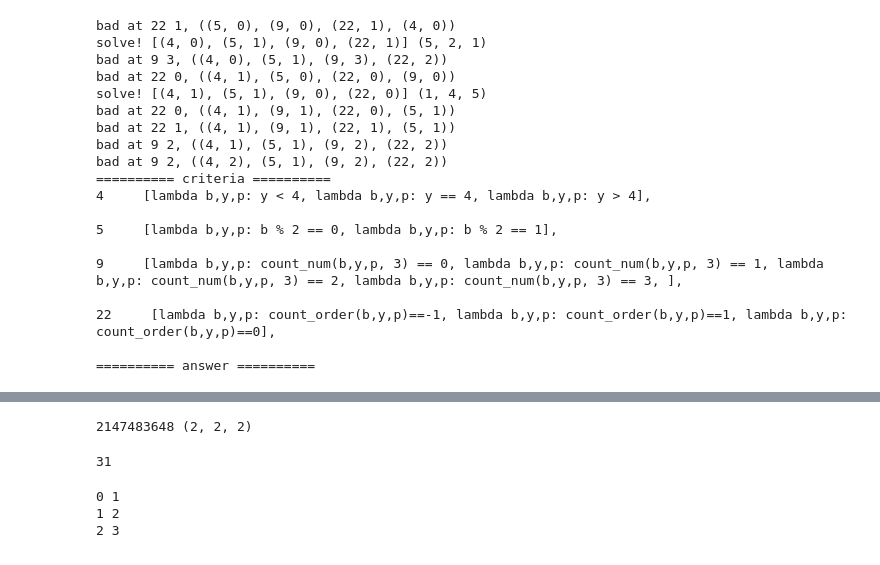
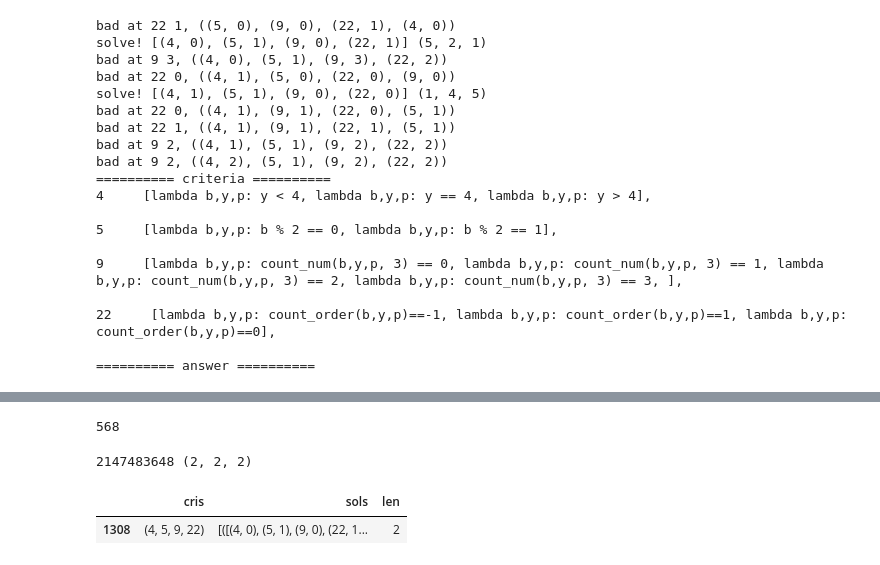
Before and after one commit to morefreeze/turing-machine, a Jupyter notebook: turingmachine.ipynb, the cells around one changed output, grey strips where cells are left out. Cells and saved outputs as stored; diff of their text form; code cells hidden in the pictures.

```diff
--- a/turingmachine.ipynb
+++ b/turingmachine.ipynb
@@ -308,0 +293,12 @@ False
+# %%
+from itertools import combinations
+cri_cnt = 4
+max_cri = 22 # [1, max_cri] inclusive
+sol_stat = []
+for cris in combinations(range(1, max_cri + 1), cri_cnt):
+    all_sol = []
+    dfs(cris, all_sol)
+    if len(all_sol) == 0:
+        continue
+    sol_stat.append({'cris': cris, 'sols': all_sol, 'len': len(all_sol)})
+sol_stat
@@ -309,3 +340,7 @@ False
+# %%
+len([x for x in sol_stat if x['len']==1])
+# %% [output]
+568
 # %%
 def loop_code(x):
     while x > 0:
@@ -317,14 +352,11 @@ for x in loop_code(res[19][0] & res[17][0] & res[18][0]):
     print(x, dec_code(int(math.log2(x))))
 # %% [output]
 2147483648 (2, 2, 2)
-# %%
-len(all_sol)
-# %% [output]
-31
-# %%
-for i, k in enumerate([1,2,3]):
-    print(i, k)
-# %% [output]
-0 1
-1 2
-2 3
+# %%
+import pandas as pd
+df = pd.DataFrame(sol_stat)
+# %%
+df[df.cris==(4,5,9,22)]
+# %% [output]
+|  | cris | sols | len |
+| 1308 | (4, 5, 9, 22) | [([(4, 0), (5, 1), (9, 0), (22, 1... | 2 |
```
Also changed, not shown: parts of 2 cells of this notebook, 1 other file.
